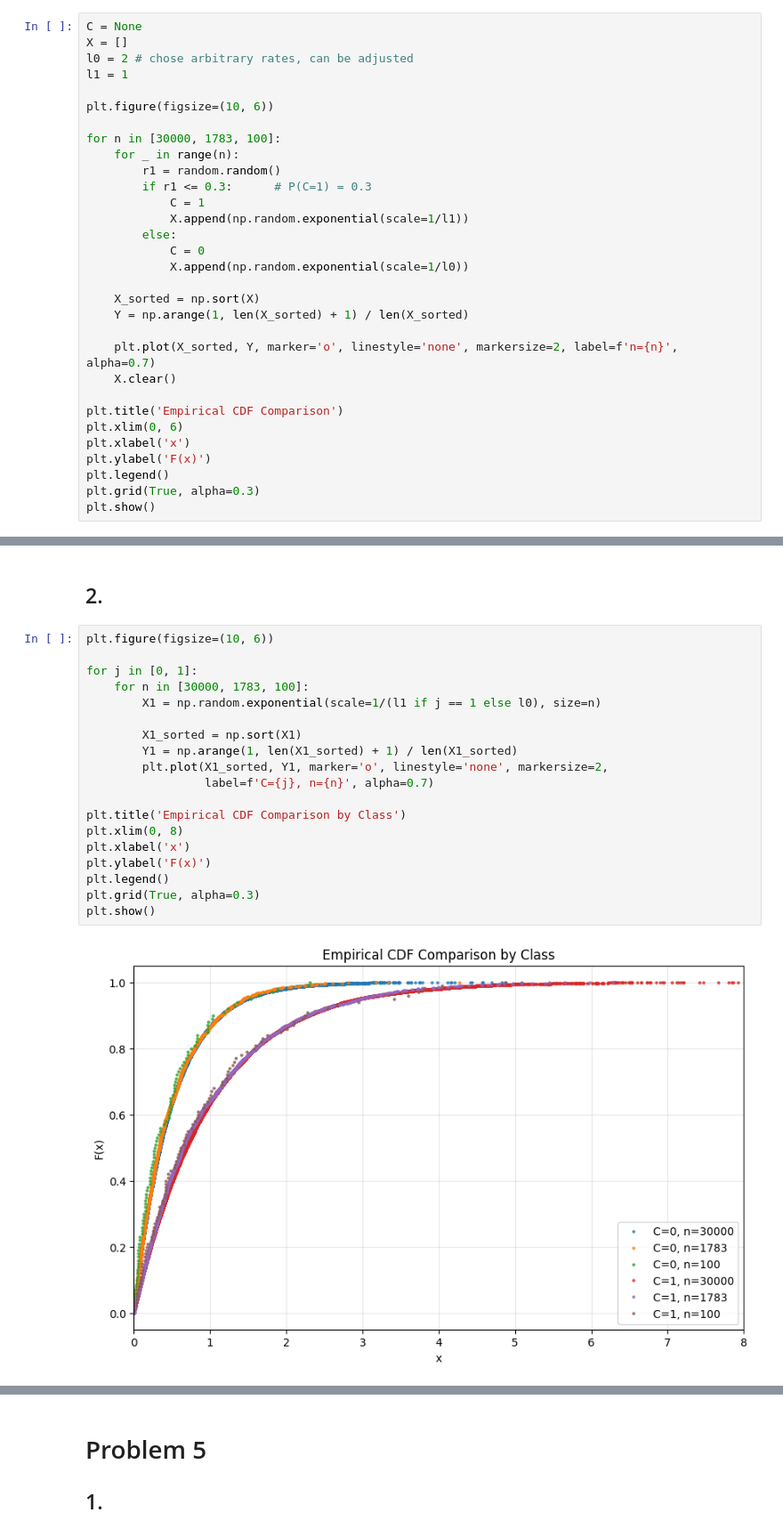
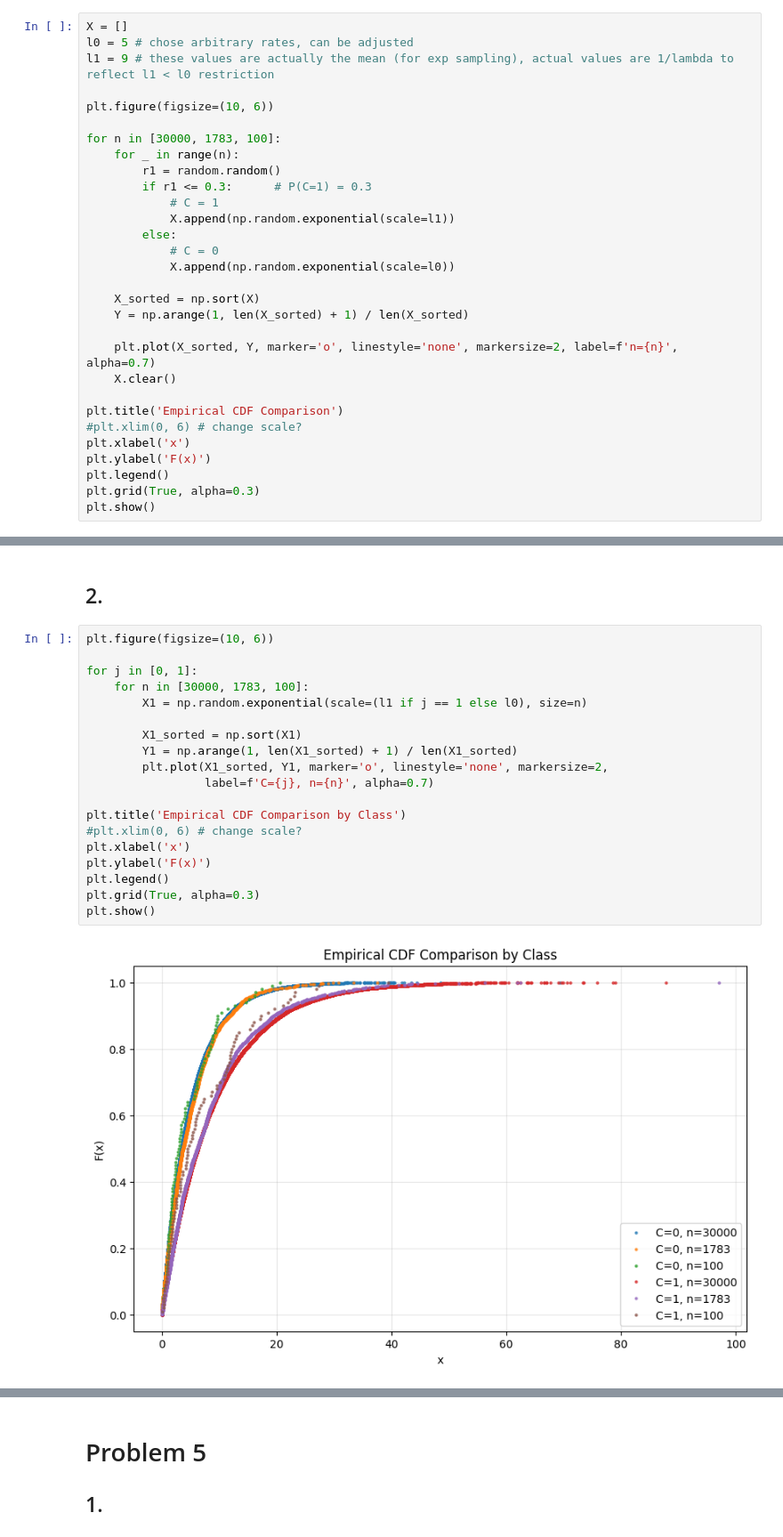
Before and after one commit to Kymapo/OR760, a Jupyter notebook: OR760 HW2.ipynb, the cells around one changed output, grey strips where cells are left out. Shown at 89% size. Drawn from its saved outputs; the diff is of its cells as text.

Commit message:
Fix lambdas and plots

```diff
--- a/OR760 HW2.ipynb
+++ b/OR760 HW2.ipynb
@@ -6,10 +6,9 @@ import numpy as np
 import random
 import matplotlib.pyplot as plt
 # %%
-C = None
 X = []
-l0 = 2 # chose arbitrary rates, can be adjusted
-l1 = 1
+l0 = 5 # chose arbitrary rates, can be adjusted
+l1 = 9 # these values are actually the mean (for exp sampling), actual values are 1/lambda to reflect l1 < l0 restriction
 
 plt.figure(figsize=(10, 6))
 
@@ -17,11 +16,11 @@ for n in [30000, 1783, 100]:
     for _ in range(n):
         r1 = random.random()
         if r1 <= 0.3:      # P(C=1) = 0.3
-            C = 1
-            X.append(np.random.exponential(scale=1/l1))
+            # C = 1
+            X.append(np.random.exponential(scale=l1))
         else:
-            C = 0
-            X.append(np.random.exponential(scale=1/l0))
+            # C = 0
+            X.append(np.random.exponential(scale=l0))
 
     X_sorted = np.sort(X)
     Y = np.arange(1, len(X_sorted) + 1) / len(X_sorted)
@@ -30,7 +29,7 @@ for n in [30000, 1783, 100]:
     X.clear()
 
 plt.title('Empirical CDF Comparison')
-plt.xlim(0, 6)
+#plt.xlim(0, 6) # change scale?
 plt.xlabel('x')
 plt.ylabel('F(x)')
 plt.legend()
@@ -43,21 +42,21 @@ plt.show()
 # %%
 plt.figure(figsize=(10, 6))
 
 for j in [0, 1]:
     for n in [30000, 1783, 100]:
-        X1 = np.random.exponential(scale=1/(l1 if j == 1 else l0), size=n)
+        X1 = np.random.exponential(scale=(l1 if j == 1 else l0), size=n)
 
         X1_sorted = np.sort(X1)
         Y1 = np.arange(1, len(X1_sorted) + 1) / len(X1_sorted)
         plt.plot(X1_sorted, Y1, marker='o', linestyle='none', markersize=2,
                  label=f'C={j}, n={n}', alpha=0.7)
 
 plt.title('Empirical CDF Comparison by Class')
-plt.xlim(0, 8)
+#plt.xlim(0, 6) # change scale?
 plt.xlabel('x')
 plt.ylabel('F(x)')
 plt.legend()
 plt.grid(True, alpha=0.3)
 plt.show()
 # %% [output]
-[figure, old version]
+[figure, new version]
```
Also changed, not shown: parts of 6 cells of this notebook.
